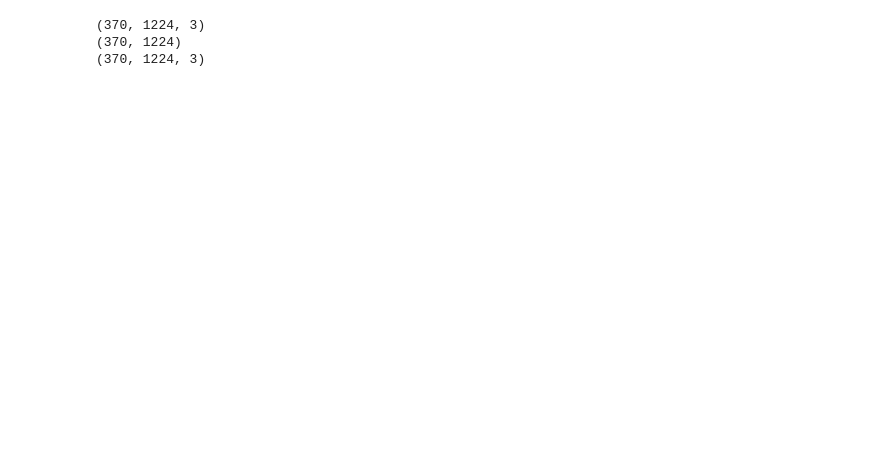
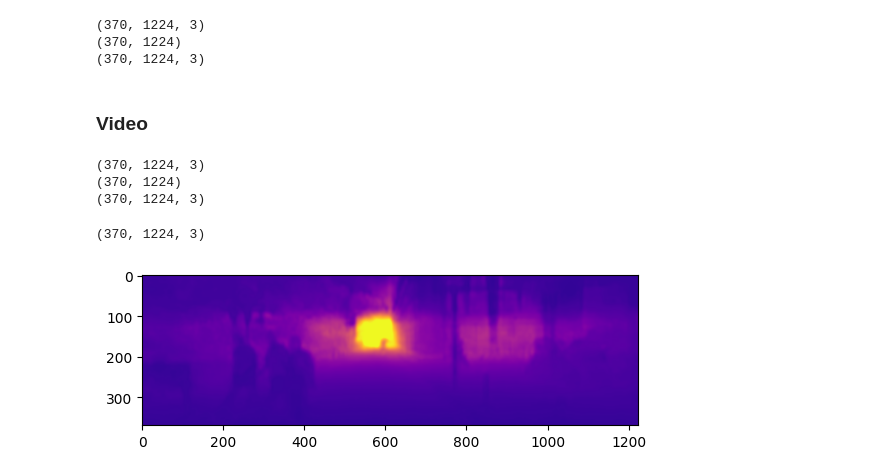
Before and after one commit to bohdanvodianyk/multi-task-learning, a Jupyter notebook: mlp-hydranet.ipynb, the cells around one changed output. Cells and saved outputs as stored; diff of their text form; code cells hidden in the pictures; blank space fills up the shorter version.

Commit message:
full model run on a video

```diff
--- a/mlp-hydranet.ipynb
+++ b/mlp-hydranet.ipynb
@@ -311,3 +311,30 @@ print(segm.shape)
 # plt.imshow(normal)
 # plt.title('pred norm')
 # plt.axis('off')
+# %% [markdown]
+### Video
+# %%
+print(img.shape)
+print(depth.shape)
+print(segm.shape)
+# %% [output]
+(370, 1224, 3)
+(370, 1224)
+(370, 1224, 3)
+# %%
+import matplotlib.cm as cm
+import matplotlib.colors as co
+
+def depth_to_rgb(depth):
+  normalizer = co.Normalize(vmin=0, vmax=80)
+  mapper = cm.ScalarMappable(norm=normalizer, cmap='plasma')
+  colormapped_im = (mapper.to_rgba(depth)[:, :, :3] * 255).astype(np.uint8)
+  return colormapped_im
+
+depth_rgb = depth_to_rgb(depth)
+print(depth_rgb.shape)
+plt.imshow(depth_rgb)
+plt.show()
+# %% [output]
+(370, 1224, 3)
+[figure, added]
```
Also changed, not shown: parts of 5 cells of this notebook.
